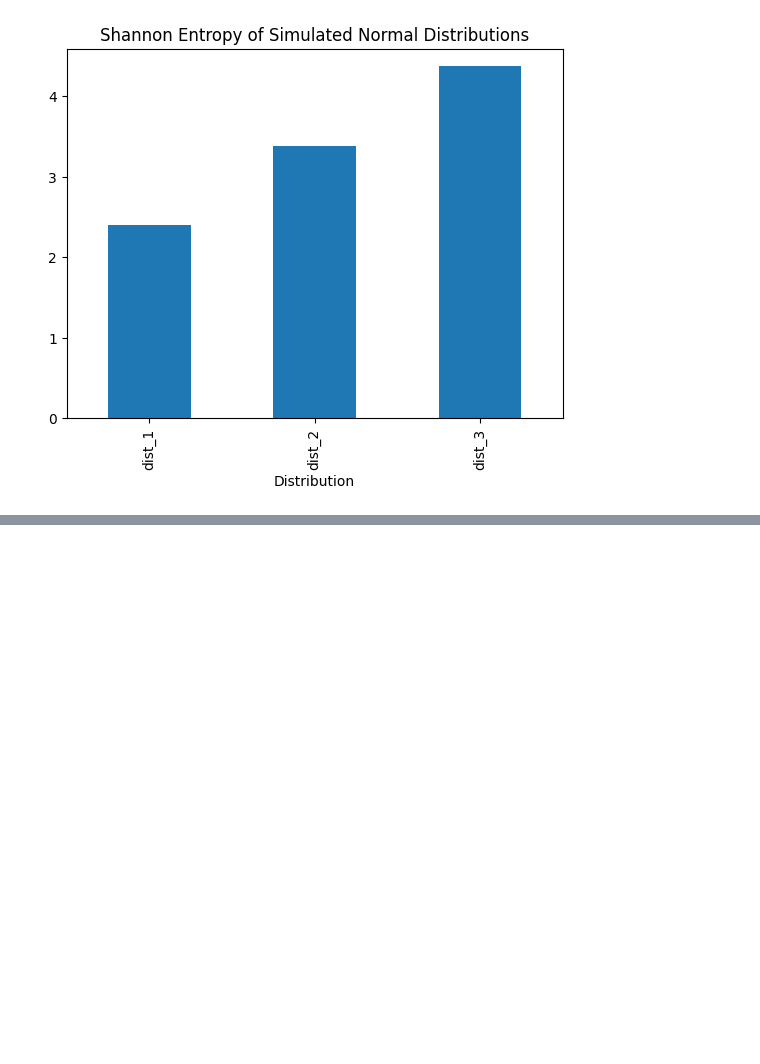
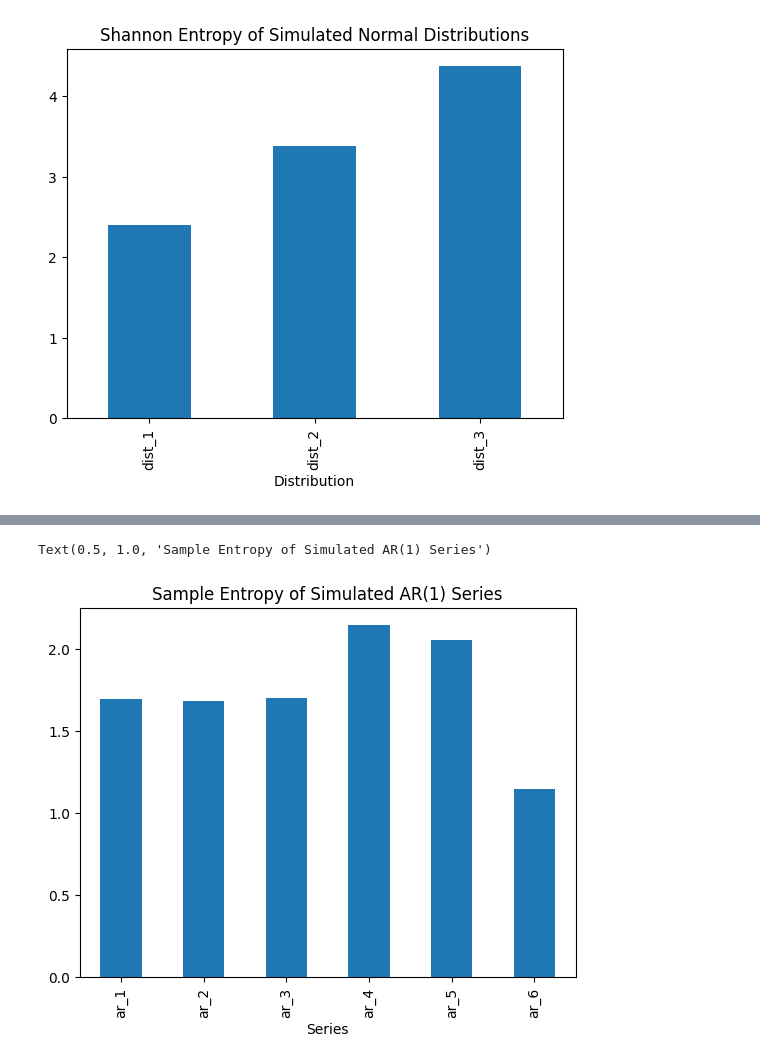
Before and after one commit to Sherry438/Entropy-in-Renewable-Energy-Time-Series-Analysis, a Jupyter notebook: notebooks/02_entropy_calculation_on_simulated_data.ipynb, the cells around one changed output, grey strips where cells are left out. Cells and saved outputs as stored; diff of their text form; code cells hidden in the pictures; blank space fills up the shorter version.

```diff
--- a/notebooks/02_entropy_calculation_on_simulated_data.ipynb
+++ b/notebooks/02_entropy_calculation_on_simulated_data.ipynb
@@ -97,0 +194,30 @@ where $B$ is the number of template matches of length $m$ (within tolerance $r$)
+# %%
+m = 2
+tau = 1
+
+sampen_results = []
+
+for s in ar_series:
+    ar = s["data"]
+    r = 0.2 * np.std(ar) # tolerance relative to each series' std
+
+    samp, A, B = EH.SampEn(
+        ar,
+        m=m,
+        tau=tau,
+        r=r,
+        Logx=np.e
+    )
+
+    sampen_results.append({
+        "Series": s["Series"],
+        "Experiment": s["Experiment"],
+        "Gamma": s["Gamma"],
+        "Sigma": s["Sigma"],
+        "Std": round(ar.std(), 4),
+        "r": round(r, 4),
+        "Sample Entropy": round(samp[-1], 4) # samp[-1] is SampEn at embedding dimension m
+    })
+
+sampen_df = pd.DataFrame(sampen_results)
+sampen_df
@@ -97,0 +232,6 @@ where $B$ is the number of template matches of length $m$ (within tolerance $r$)
+# %%
+sampen_df.plot(x="Series", y="Sample Entropy", kind="bar", legend=False)
+plt.title("Sample Entropy of Simulated AR(1) Series")
+# %% [output]
+Text(0.5, 1.0, 'Sample Entropy of Simulated AR(1) Series')
+[figure, added]
```
Also changed, not shown: parts of 29 cells of this notebook.
